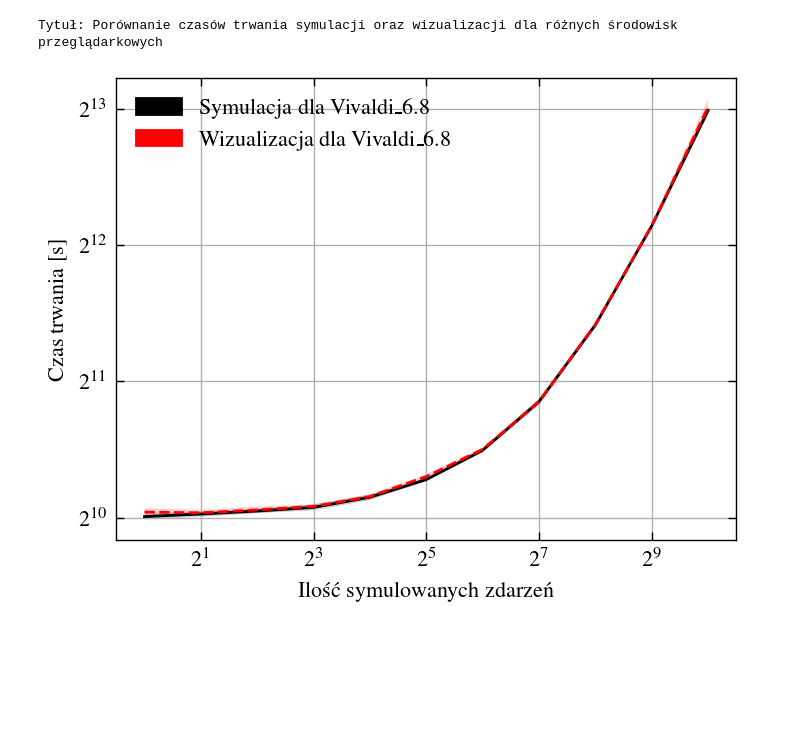
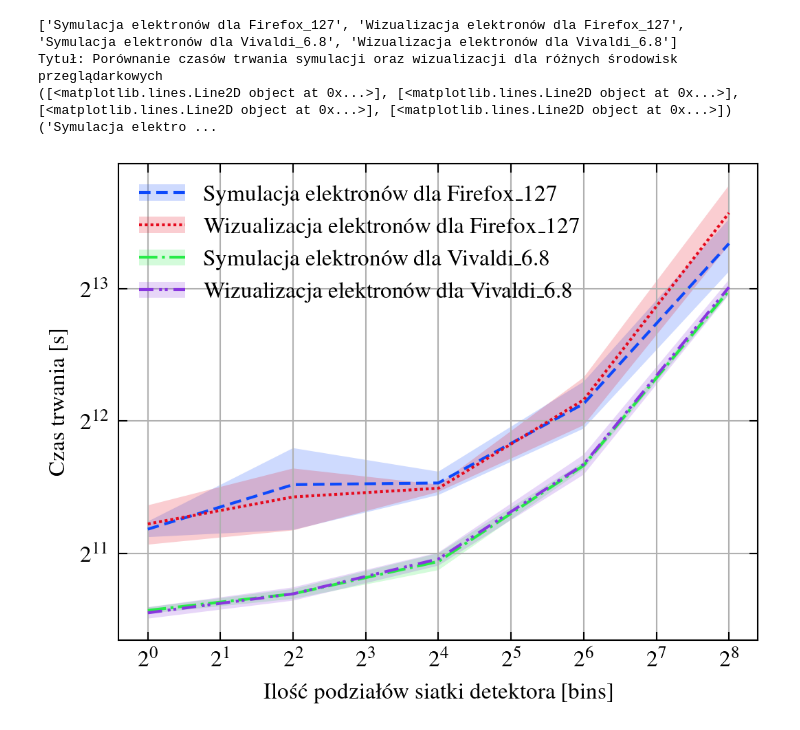
Before and after one commit to Derstilon/geant4-wasm-performance, a Jupyter notebook: result_plot/result_plot.IPYNB, the cells around one changed output. Saved outputs shown, nothing was run; the diff lists cells and outputs as text; code cells hidden in the pictures; blank space fills up the shorter version.

```diff
--- a/result_plot/result_plot.IPYNB
+++ b/result_plot/result_plot.IPYNB
@@ -114 +223,16 @@ print(json.dumps(first_log, indent=4))
+# %%
+generate_plot_with_total_time(
+    series_criteria=dict(dataHandling=['all_raw', 'all_processed', 'none'], numberOfSimulatedEvents=[1024], targetFrames=[0]),
+    x_label="Ilość podziałów siatki detektora [bins]",
+    x_key='numberOfBins',
+    y_label='Czas trwania [s]',
+    plot_args=[all_electrons_serialized_data],
+    label_fn = label_fn,
+    sort_fn = sort_fn
+)
+# %% [output]
+['Symulacja elektronów dla Firefox_127', 'Wizualizacja elektronów dla Firefox_127', 'Symulacja elektronów dla Vivaldi_6.8', 'Wizualizacja elektronów dla Vivaldi_6.8']
+Tytuł: Porównanie czasów trwania symulacji oraz wizualizacji dla różnych środowisk przeglądarkowych
+([<matplotlib.lines.Line2D object at 0x...>], [<matplotlib.lines.Line2D object at 0x...>], [<matplotlib.lines.Line2D object at 0x...>], [<matplotlib.lines.Line2D object at 0x...>]) ('Symulacja elektro ...
+[figure, added]
 # %%
@@ -143,19 +275,0 @@ def plot_total_time_taken(fig: Figure, ax: Axes, data_list: List[Dict[str,Result
-# %%
-with plt.style.context(['science','ieee']):
-    fig, ax = plt.subplots(figsize=(4, 3))
-    fig.dpi = 200
-    series_criteria = dict(dataHandling=['all_raw','all_processed','none'], particleType=['electron'], numberOfBins=['256'], targetFrames=['0'])
-    label_fn = lambda log: f'Wizualizacja dla {log["browser"]}' if log['dataHandling'] == 'all_raw' else f'Symulacja dla {log["browser"]}'
-    plots = plot_total_time_taken(fig, ax, [all_electrons_serialized_data], series_criteria, label_fn)
-    ax.set_xlabel('Ilość symulowanych zdarzeń')
-    ax.set_ylabel('Czas trwania [s]')
-    print('Tytuł: Porównanie czasów trwania symulacji oraz wizualizacji dla różnych środowisk przeglądarkowych')
-    # ax.set_title("Total time taken vs Number of simulated events")
-    ax.set_xscale("log", base=2)
-    ax.set_yscale("log", base=2)
-    ax.grid()
-    ax.legend(handles=[mpatches.Patch(color=line[0].get_color(), label=k) for k, line in plots])
-    plt.show()
-# %% [output]
-Tytuł: Porównanie czasów trwania symulacji oraz wizualizacji dla różnych środowisk przeglądarkowych
-[figure, removed]
```
Also changed, not shown: parts of 13 cells of this notebook.
